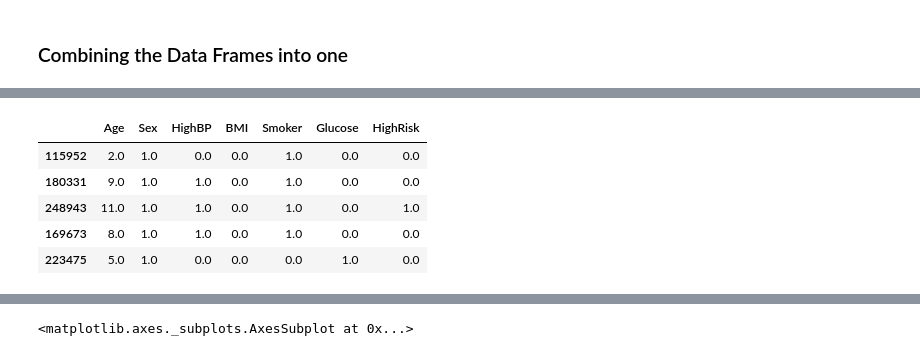
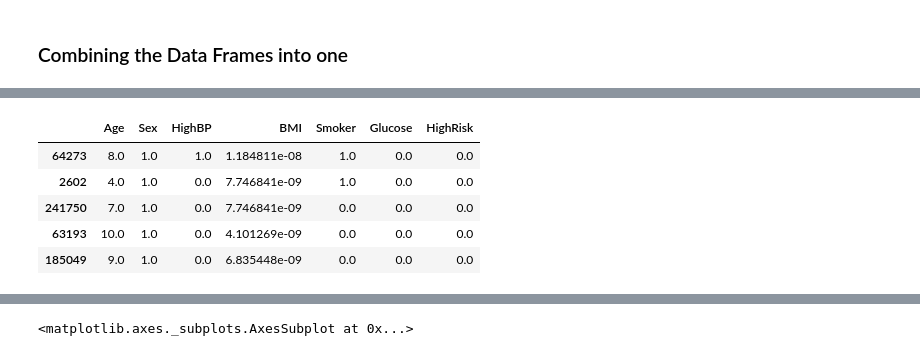
Before and after one commit to dmunger27/stroke-prediction, a Jupyter notebook: Balanced_Normalized_Split.ipynb, the cells around one changed output, grey strips where cells are left out. Cells and saved outputs as stored; diff of their text form; code cells hidden in the pictures.

```diff
--- a/Balanced_Normalized_Split.ipynb
+++ b/Balanced_Normalized_Split.ipynb
@@ -1532,16 +1532,20 @@ merged_df.describe()
 | 75% | 10.000000 | 1.000000 | 1.000000 | 4.069767e-01 | 1.000000 | 0.000000 | 0.000000 |
 | max | 13.000000 | 1.000000 | 1.000000 | inf | 1.000000 | 1.000000 | 1.000000 |
 # %%
+import numpy as np
+# First drop Inf values - convert to na then drop
+merged_df.replace([np.inf, -np.inf], np.nan, inplace=True)
+merged_df = merged_df.dropna()
 # Normalizing BMI for merged data
 merged_df['BMI'] = (merged_df['BMI'] - merged_df['BMI'].min()) / (merged_df['BMI'].max() - merged_df['BMI'].min())
 merged_df.head()
 # %% [output]
 |  | Age | Sex | HighBP | BMI | Smoker | Glucose | HighRisk |
-| 115952 | 2.0 | 1.0 | 0.0 | 0.0 | 1.0 | 0.0 | 0.0 |
-| 180331 | 9.0 | 1.0 | 1.0 | 0.0 | 1.0 | 0.0 | 0.0 |
-| 248943 | 11.0 | 1.0 | 1.0 | 0.0 | 1.0 | 0.0 | 1.0 |
-| 169673 | 8.0 | 1.0 | 1.0 | 0.0 | 1.0 | 0.0 | 0.0 |
-| 223475 | 5.0 | 1.0 | 0.0 | 0.0 | 0.0 | 1.0 | 0.0 |
+| 64273 | 8.0 | 1.0 | 1.0 | 1.184811e-08 | 1.0 | 0.0 | 0.0 |
+| 2602 | 4.0 | 1.0 | 0.0 | 7.746841e-09 | 1.0 | 0.0 | 0.0 |
+| 241750 | 7.0 | 1.0 | 0.0 | 7.746841e-09 | 0.0 | 0.0 | 0.0 |
+| 63193 | 10.0 | 1.0 | 0.0 | 4.101269e-09 | 0.0 | 0.0 | 0.0 |
+| 185049 | 9.0 | 1.0 | 0.0 | 6.835448e-09 | 0.0 | 0.0 | 0.0 |
 # %%
 # Splitting into testing and training
 from sklearn.model_selection import train_test_split
```
Also changed, not shown: parts of 38 cells of this notebook.
